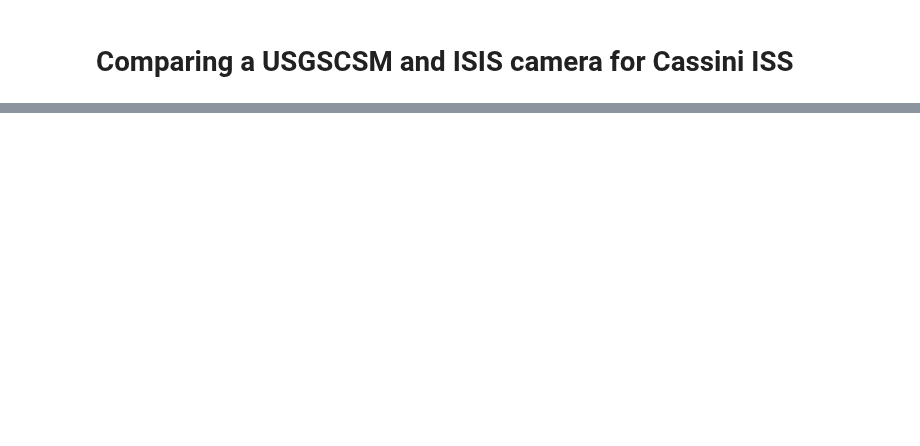
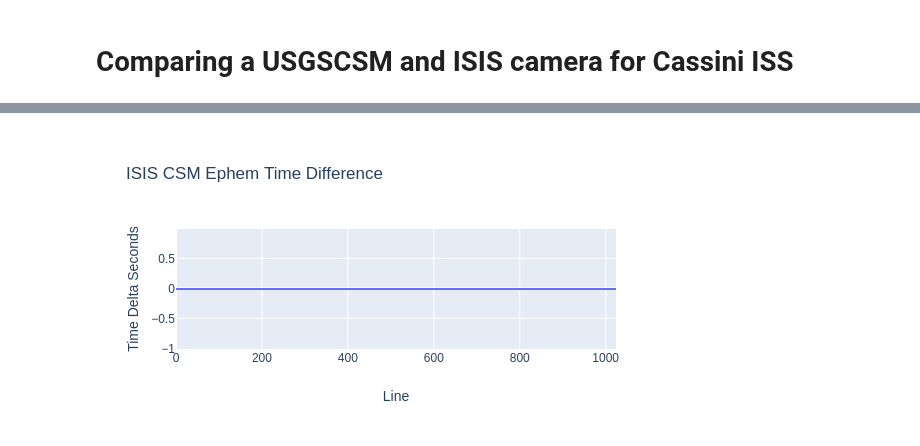
Before and after one commit to DOI-USGS/knoten, a Jupyter notebook: examples/cassini_isis_cmp.ipynb, the cells around one changed output, grey strips where cells are left out. Drawn from its saved outputs; the diff is of its cells as text; code cells hidden in the pictures; blank space fills up the shorter version.

```diff
--- a/examples/cassini_isis_cmp.ipynb
+++ b/examples/cassini_isis_cmp.ipynb
@@ -80,0 +75,4 @@ pixels_df
+# %%
+Image(csmisis_diff_ephem_plot_bytes)
+# %% [output]
+[figure, added]
```
Also changed, not shown: parts of 25 cells of this notebook.
